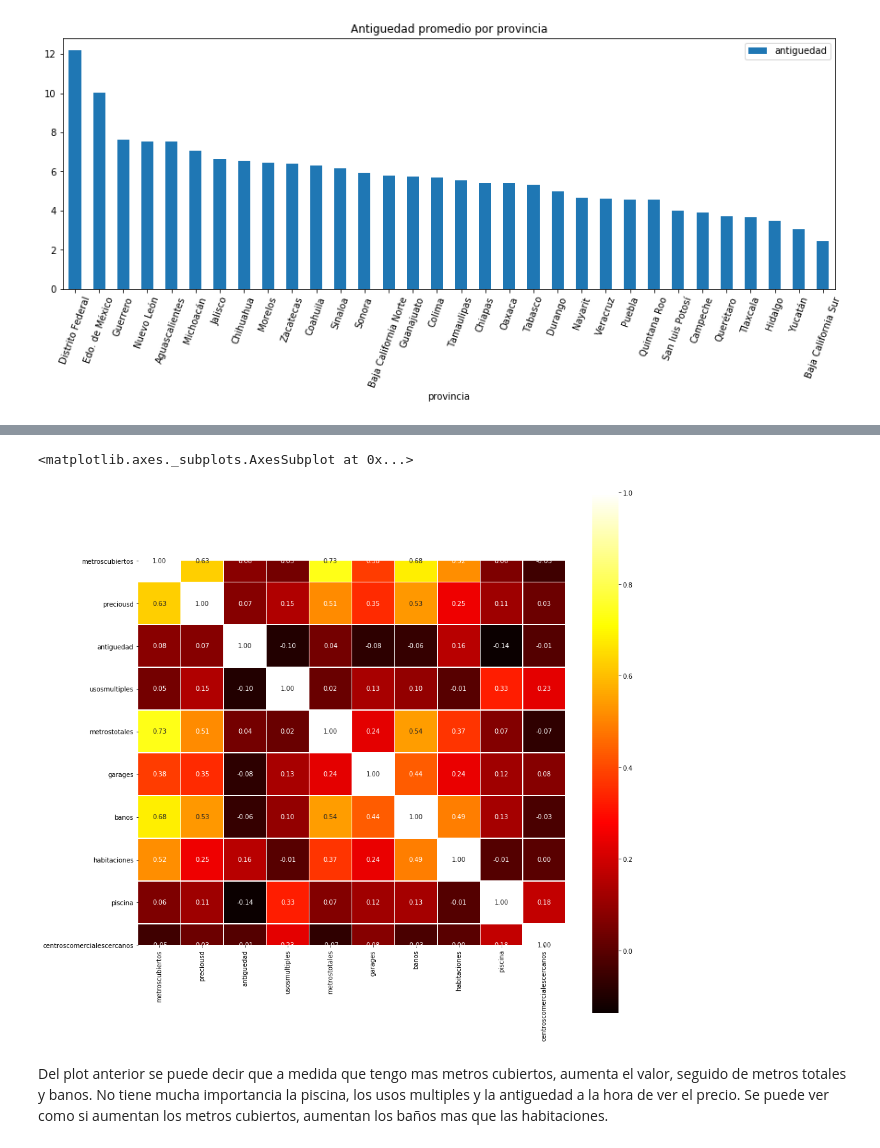
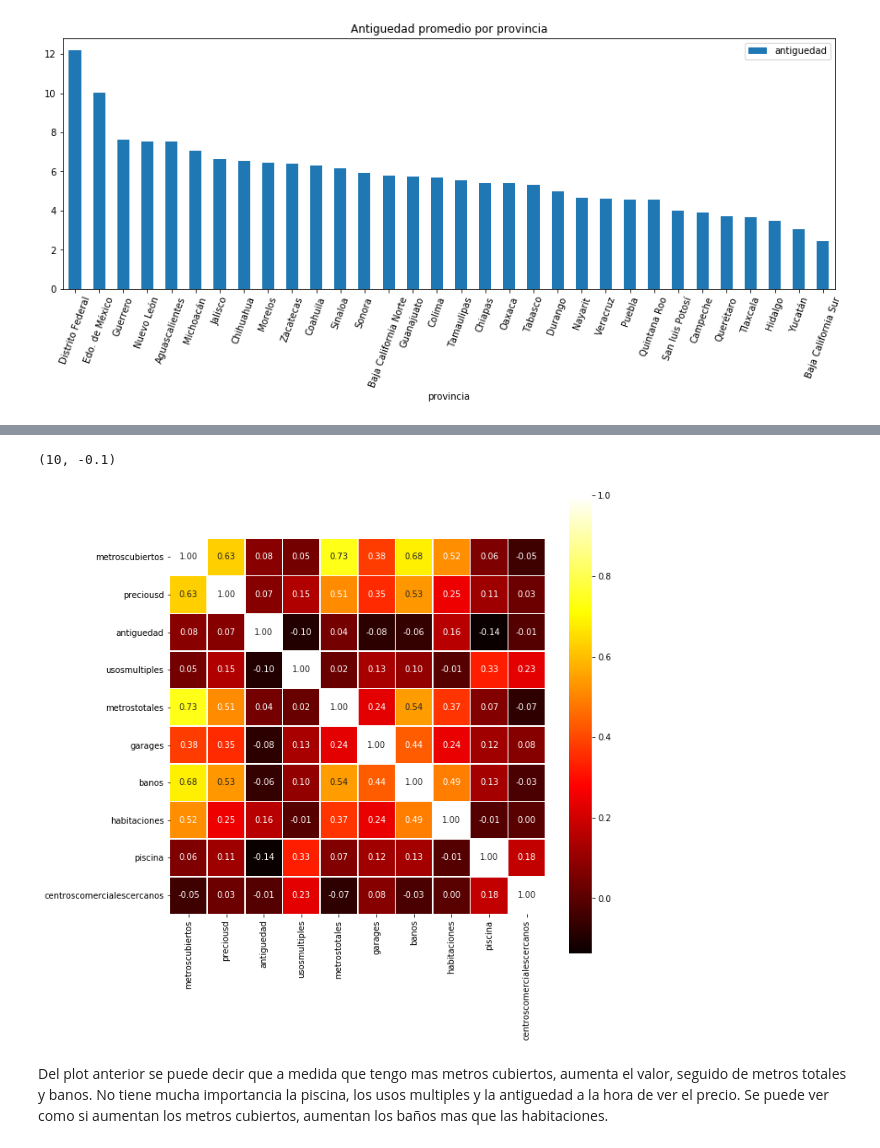
Before and after one commit to petermacgaul/orgaDatos-1, a Jupyter notebook: TP1/TP1.ipynb, the cells around one changed output, grey strips where cells are left out. Cells and saved outputs as stored; diff of their text form; code cells hidden in the pictures.

```diff
--- a/TP1/TP1.ipynb
+++ b/TP1/TP1.ipynb
@@ -7,6 +7,8 @@ import matplotlib.pyplot as plt
 
 df = pd.read_csv('data/train.csv',dtype={'tipodepropiedad':'category','ciudad':'category','provincia':'category'})
 df['fecha'] = pd.to_datetime(df['fecha'])
+df['anio de publicacion'] = df['fecha'].dt.year
+df["mes de publicacion"] = df['fecha'].dt.month
 df['preciousd'] = df['precio']/20
 # %%
 df.describe()
@@ -150,11 +137,11 @@ plt.ticklabel_format(style = 'plain')
 # %%
 forheatmap = df.loc[:, ["metroscubiertos","preciousd","antiguedad","usosmultiples","metrostotales","garages","banos","habitaciones","piscina","centroscomercialescercanos"]]
-plt.figure(figsize=(15, 15))
-sns.heatmap(forheatmap.corr(), square=True, annot=True, fmt='.2f', linewidths=.5,cmap="hot")
+plt.figure(figsize=(10, 10))
+sns.heatmap(forheatmap.corr(), square=True, annot=True, fmt='.2f', linewidths=.5,cmap="hot").set_ylim(10,-0.1)
 #ToDo: Mejorar la visualizacion
 # %% [output]
-<matplotlib.axes._subplots.AxesSubplot at 0x...>
+(10, -0.1)
-[figure, old version]
+[figure, new version]
 # %% [markdown]
 Del plot anterior se puede decir que a medida que tengo mas metros cubiertos, aumenta el valor, seguido de metros totales y banos. No tiene mucha importancia la piscina, los usos multiples y la antiguedad a la hora de ver el precio. Se puede ver como si aumentan los metros cubiertos, aumentan los baños mas que las habitaciones.
 # %%
```
Also changed, not shown: parts of 5 cells of this notebook.
